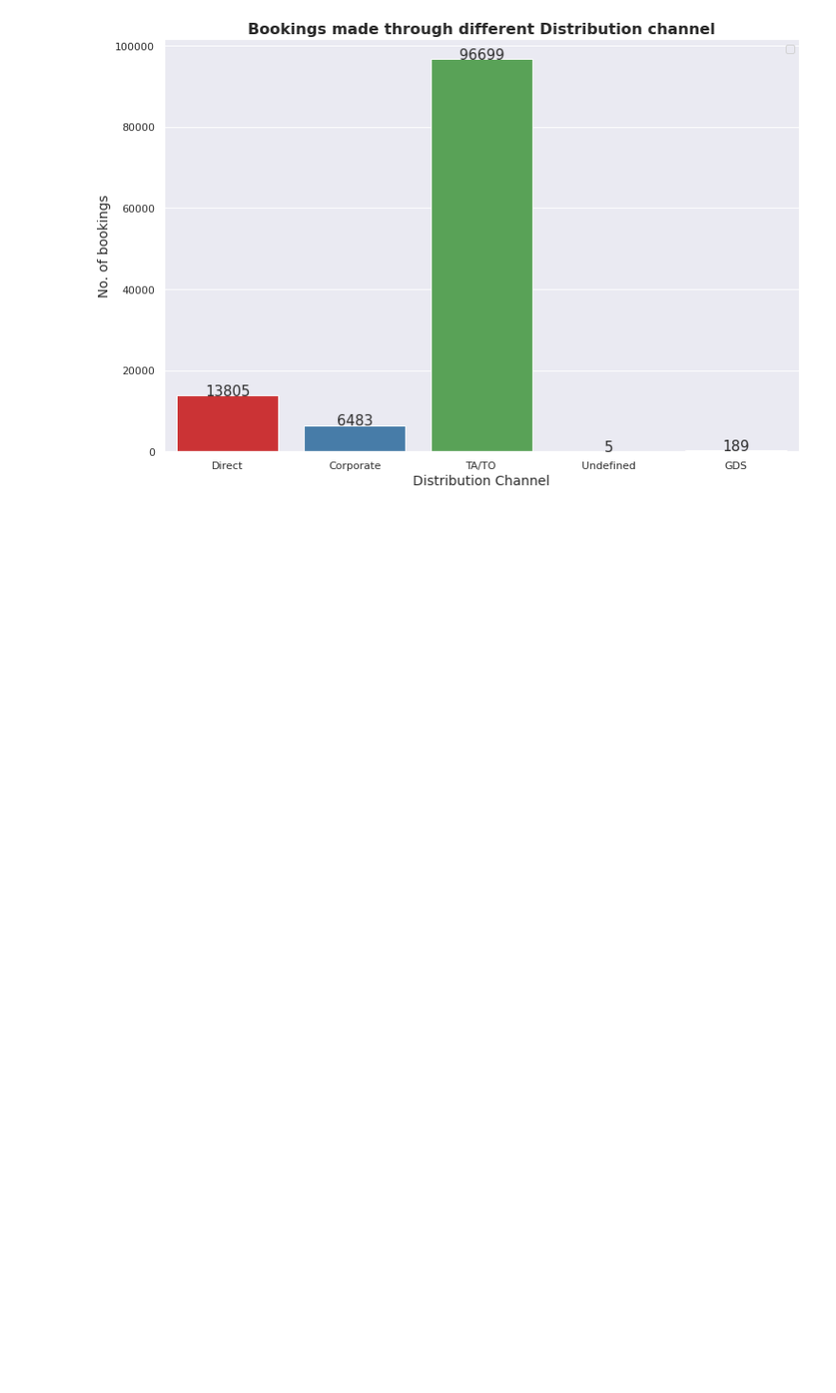
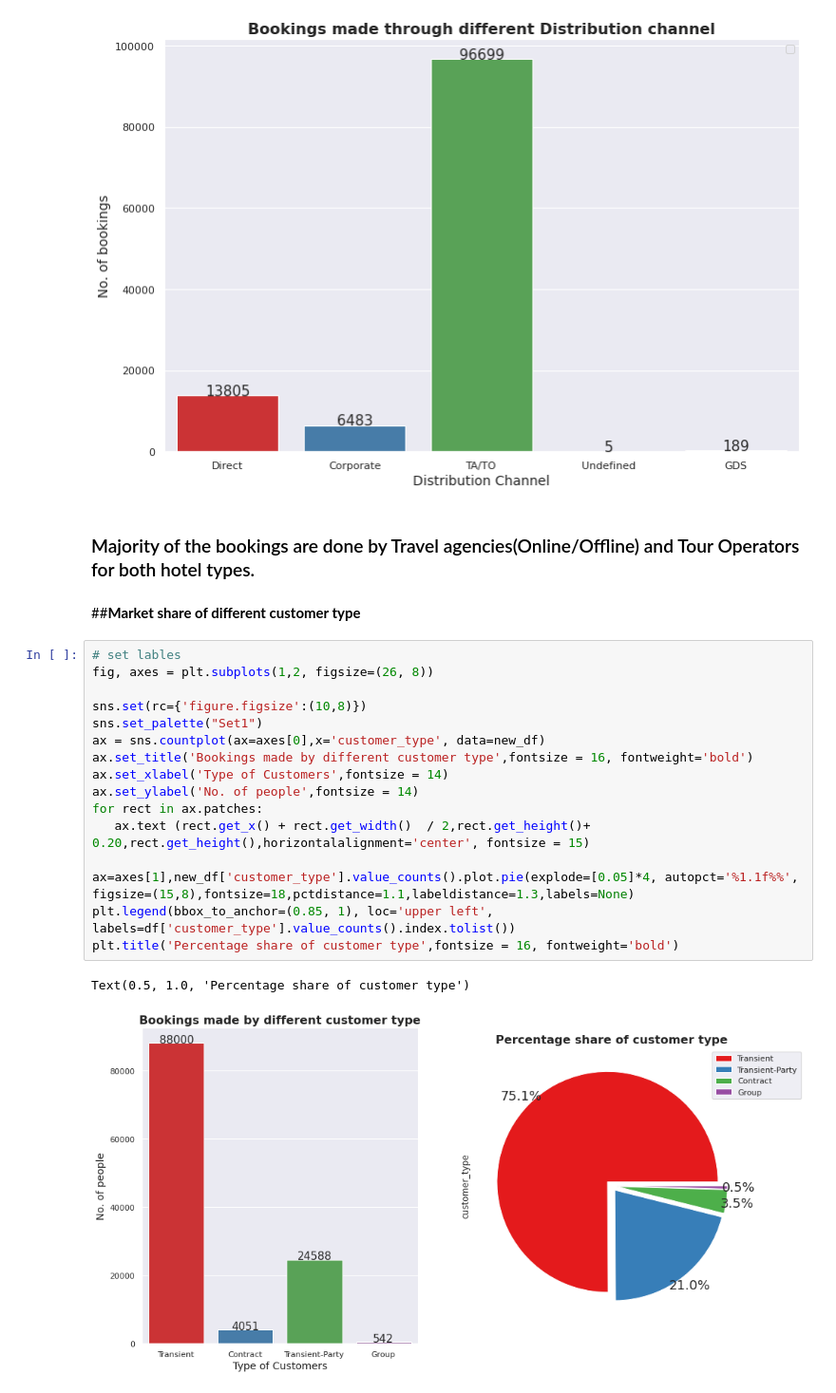
Before and after one commit to sanjaypauloct1989/6.Hotel-booking-EDA, a Jupyter notebook: Hotel Booking Analysis-Capstone Project.ipynb, the cells around one changed output. Shown at 95% size. Cells and saved outputs as stored; diff of their text form; blank space fills up the shorter version.

```diff
--- a/Hotel Booking Analysis-Capstone Project.ipynb
+++ b/Hotel Booking Analysis-Capstone Project.ipynb
@@ -477,3 +475,26 @@ for rect in ax.patches:
 # %% [output]
 WARNING:matplotlib.legend:No handles with labels found to put in legend.
 [figure]
+# %% [markdown]
+### Majority of the bookings are done by Travel agencies(Online/Offline) and Tour Operators for both hotel types.
+# %% [markdown]
+##**Market share of different customer type**
+# %%
+# set lables
+fig, axes = plt.subplots(1,2, figsize=(26, 8))
+
+sns.set(rc={'figure.figsize':(10,8)})
+sns.set_palette("Set1")
+ax = sns.countplot(ax=axes[0],x='customer_type', data=new_df)
+ax.set_title('Bookings made by different customer type',fontsize = 16, fontweight='bold')
+ax.set_xlabel('Type of Customers',fontsize = 14)
+ax.set_ylabel('No. of people',fontsize = 14)
+for rect in ax.patches:
+   ax.text (rect.get_x() + rect.get_width()  / 2,rect.get_height()+ 0.20,rect.get_height(),horizontalalignment='center', fontsize = 15)
+
+ax=axes[1],new_df['customer_type'].value_counts().plot.pie(explode=[0.05]*4, autopct='%1.1f%%', figsize=(15,8),fontsize=18,pctdistance=1.1,labeldistance=1.3,labels=None)
+plt.legend(bbox_to_anchor=(0.85, 1), loc='upper left', labels=df['customer_type'].value_counts().index.tolist())
+plt.title('Percentage share of customer type',fontsize = 16, fontweight='bold')
+# %% [output]
+Text(0.5, 1.0, 'Percentage share of customer type')
+[figure, added]
```
Also changed, not shown: parts of 15 cells of this notebook.
